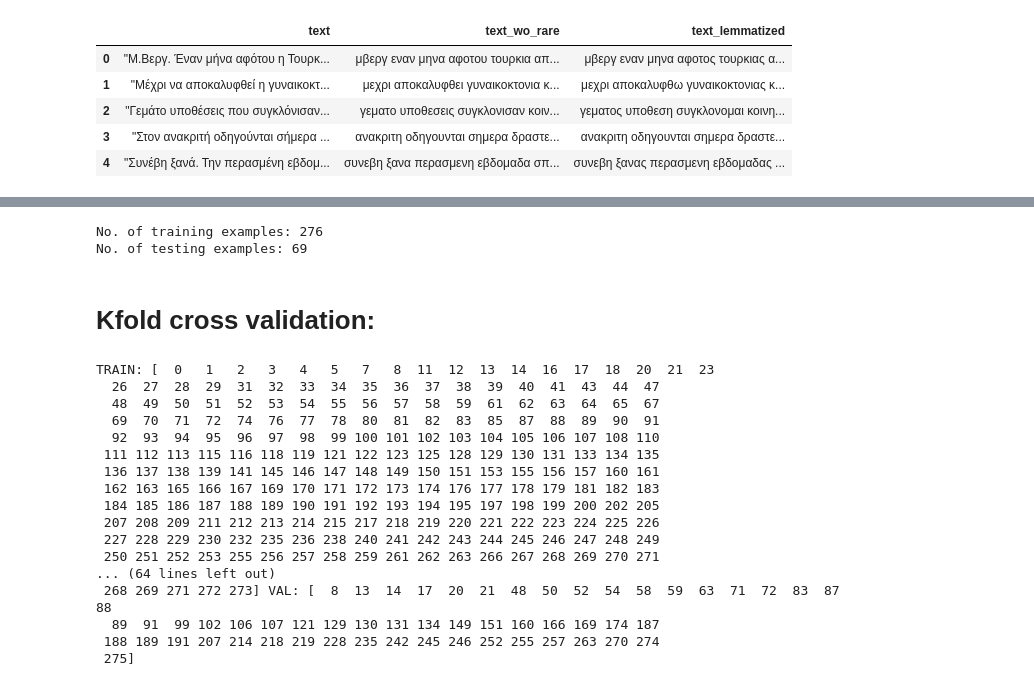
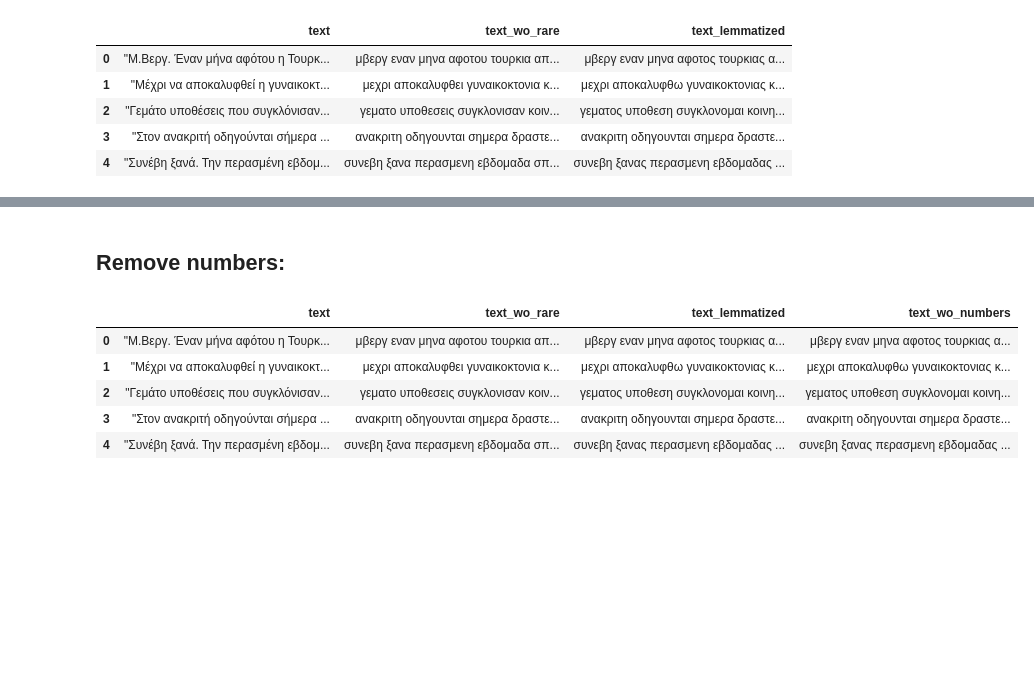
Before and after one commit to openlabathens/article-classification, a Jupyter notebook: article_classification.ipynb, the cells around one changed output, grey strips where cells are left out. Cells and saved outputs as stored; diff of their text form; code cells hidden in the pictures; blank space fills up the shorter version.

```diff
--- a/article_classification.ipynb
+++ b/article_classification.ipynb
@@ -159,11 +172,15 @@ cnt.most_common(10)
 ### remove most frequent words:
 # %%
 FREQWORDS = set([w for (w, wc) in cnt.most_common(10)])
+
+
 def remove_freqwords(text):
     """custom function to remove frequent words"""
     return " ".join([word for word in str(text).split() if word not in FREQWORDS])
 
-df["text_wo_freq"] = df["text_wo_intonation"].apply(lambda text: remove_freqwords(text))
+
+df["text_wo_freq"] = df["text_wo_intonation"].apply(
+    lambda text: remove_freqwords(text))
 df.head()
 # %% [output]
 |  | text | text_lower | text_wo_punct | text_wo_stop | text_wo_intonation | text_wo_freq |
@@ -272,56 +262,18 @@ dtype: int64
-# %%
-df_train, df_test = model_selection.train_test_split(df, test_size=0.2, random_state=25)
-
-#Split to train validate and test
-# df_train, df_validate, df_test = np.split(df.sample(frac=1, random_state=42), [int(.6*len(df)), int(.8*len(df))])
-
-print(f"No. of training examples: {df_train.shape[0]}")
-print(f"No. of testing examples: {df_test.shape[0]}")
-# print(f"No. of validatig examples: {df_validate.shape[0]}")
-
-# Get X_train, y_train, X_val, y_val, X_test, y_test
-
-X_train = df_train['text']
-y_train = df_train['label']
-
-# X_val = df_validate['text']
-# y_val = df_validate['label']
-
-X_test = df_test['text']
-y_test = df_test['label']
-# %% [output]
-No. of training examples: 276
-No. of testing examples: 69
-# %% [markdown]
-# Kfold cross validation:
-# %%
-# Prepare cross validation (use random_state and shuffle for reproducible results)
-n=5
-kf = KFold(n_splits=n, random_state=42, shuffle=True)
-
-results = []
-
-for train_index, val_index in kf.split(df_train):
-  print("TRAIN:", train_index, "VAL:", val_index)
-
-  # train the model
-  # validate the model
-  # append model score
-# %% [output]
-TRAIN: [  0   1   2   3   4   5   7   8  11  12  13  14  16  17  18  20  21  23
-  26  27  28  29  31  32  33  34  35  36  37  38  39  40  41  43  44  47
-  48  49  50  51  52  53  54  55  56  57  58  59  61  62  63  64  65  67
-  69  70  71  72  74  76  77  78  80  81  82  83  85  87  88  89  90  91
-  92  93  94  95  96  97  98  99 100 101 102 103 104 105 106 107 108 110
- 111 112 113 115 116 118 119 121 122 123 125 128 129 130 131 133 134 135
- 136 137 138 139 141 145 146 147 148 149 150 151 153 155 156 157 160 161
- 162 163 165 166 167 169 170 171 172 173 174 176 177 178 179 181 182 183
- 184 185 186 187 188 189 190 191 192 193 194 195 197 198 199 200 202 205
- 207 208 209 211 212 213 214 215 217 218 219 220 221 222 223 224 225 226
- 227 228 229 230 232 235 236 238 240 241 242 243 244 245 246 247 248 249
- 250 251 252 253 255 256 257 258 259 261 262 263 266 267 268 269 270 271
-... (64 lines left out)
- 268 269 271 272 273] VAL: [  8  13  14  17  20  21  48  50  52  54  58  59  63  71  72  83  87  88
-  89  91  99 102 106 107 121 129 130 131 134 149 151 160 166 169 174 187
- 188 189 191 207 214 218 219 228 235 242 245 246 252 255 257 263 270 274
- 275]
+# %% [markdown]
+## Remove numbers:
+# %%
+def drop_numbers(text):
+    text_wo_numbers = re.sub(r'[0-9]+', '', text)
+    return text_wo_numbers
+
+
+df["text_wo_numbers"] = df["text_lemmatized"].apply(
+    lambda text: drop_numbers(text))
+df.head()
+# %% [output]
+|  | text | text_wo_rare | text_lemmatized | text_wo_numbers |
+| 0 | "Μ.Βεργ. Έναν μήνα αφότου η Τουρκ... | μβεργ εναν μηνα αφοτου τουρκια απ... | μβεργ εναν μηνα αφοτος τουρκιας α... | μβεργ εναν μηνα αφοτος τουρκιας α... |
+| 1 | "Μέχρι να αποκαλυφθεί η γυναικοκτ... | μεχρι αποκαλυφθει γυναικοκτονια κ... | μεχρι αποκαλυφθω γυναικοκτονιας κ... | μεχρι αποκαλυφθω γυναικοκτονιας κ... |
+| 2 | "Γεμάτο υποθέσεις που συγκλόνισαν... | γεματο υποθεσεις συγκλονισαν κοιν... | γεματος υποθεση συγκλονομαι κοινη... | γεματος υποθεση συγκλονομαι κοινη... |
+| 3 | "Στον ανακριτή οδηγούνται σήμερα ... | ανακριτη οδηγουνται σημερα δραστε... | ανακριτη οδηγουνται σημερα δραστε... | ανακριτη οδηγουνται σημερα δραστε... |
+| 4 | "Συνέβη ξανά. Την περασμένη εβδομ... | συνεβη ξανα περασμενη εβδομαδα σπ... | συνεβη ξανας περασμενη εβδομαδας ... | συνεβη ξανας περασμενη εβδομαδας ... |
```
Also changed, not shown: parts of 13 cells of this notebook.
